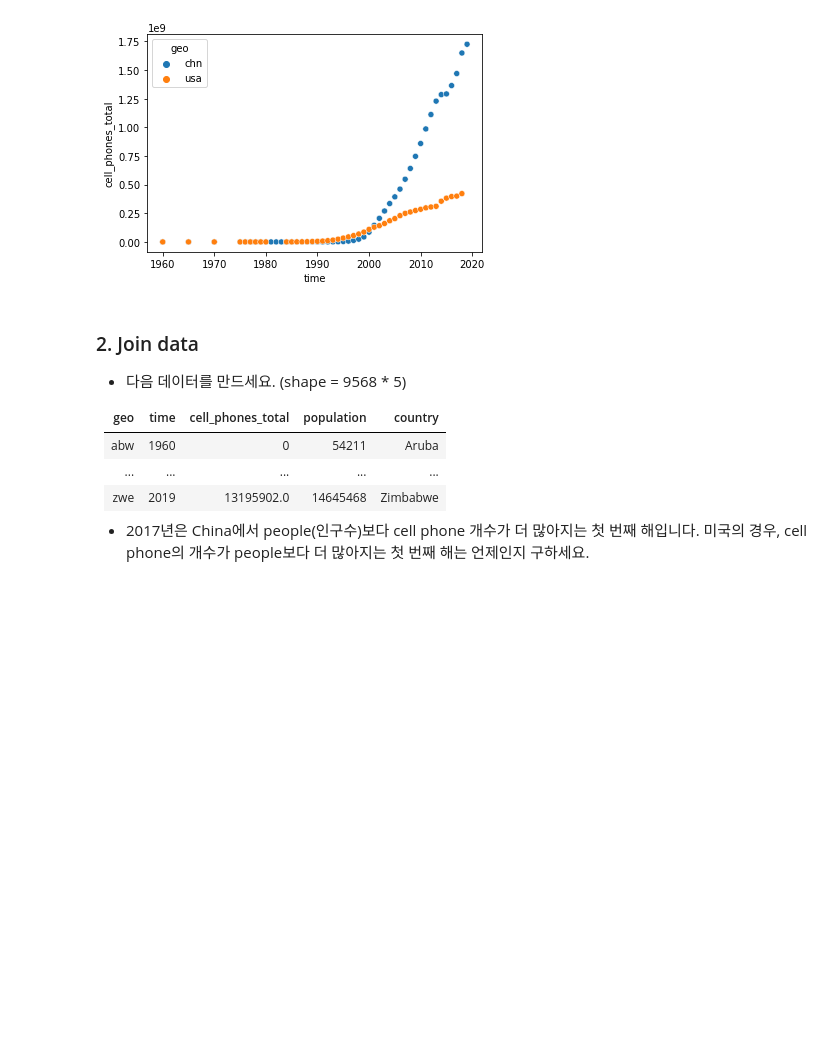
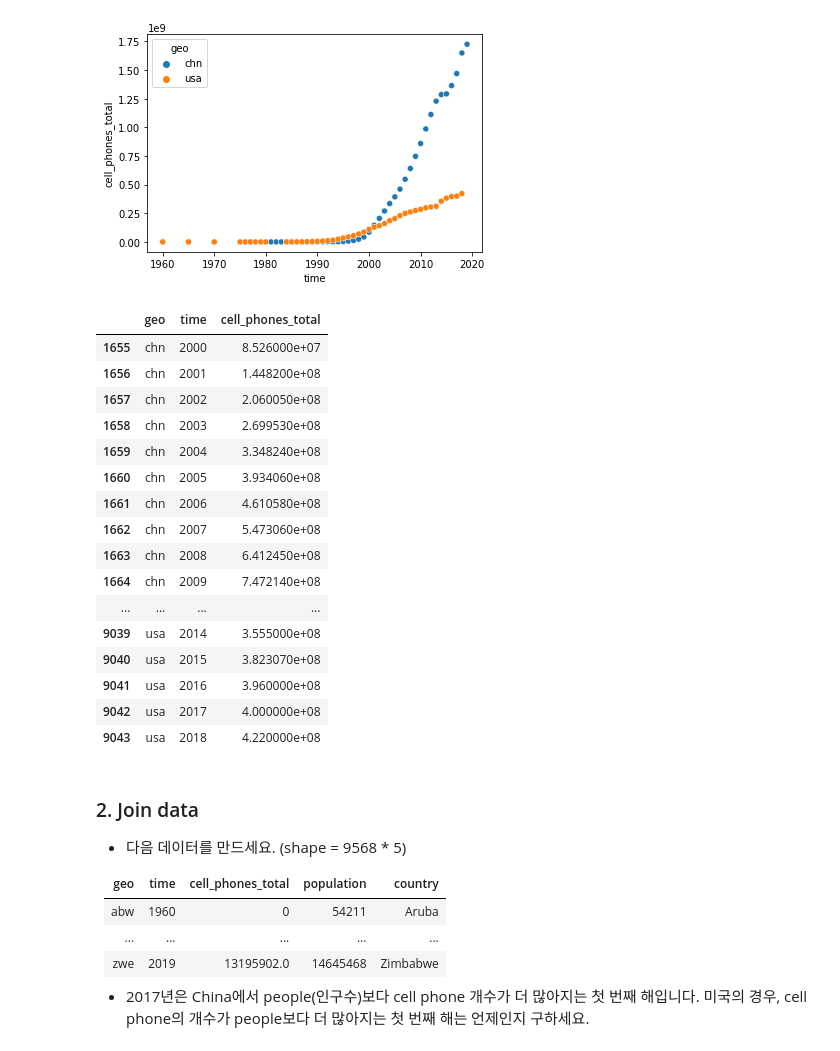
Before and after one commit to KYOH95/Database_Studies, a Jupyter notebook: ai_sc11x.ipynb, the cells around one changed output. Drawn from its saved outputs; the diff is of its cells as text; code cells hidden in the pictures; blank space fills up the shorter version.

```diff
--- a/ai_sc11x.ipynb
+++ b/ai_sc11x.ipynb
@@ -99,6 +99,26 @@ sns.scatterplot(data=df_plot, x="time", y="cell_phones_total", hue="geo")
 # %% [output]
 <matplotlib.axes._subplots.AxesSubplot at 0x...>
 [figure]
+# %%
+df_plot[df_plot['time']>=2000]
+# %% [output]
+|  | geo | time | cell_phones_total |
+| 1655 | chn | 2000 | 8.526000e+07 |
+| 1656 | chn | 2001 | 1.448200e+08 |
+| 1657 | chn | 2002 | 2.060050e+08 |
+| 1658 | chn | 2003 | 2.699530e+08 |
+| 1659 | chn | 2004 | 3.348240e+08 |
+| 1660 | chn | 2005 | 3.934060e+08 |
+| 1661 | chn | 2006 | 4.610580e+08 |
+| 1662 | chn | 2007 | 5.473060e+08 |
+| 1663 | chn | 2008 | 6.412450e+08 |
+| 1664 | chn | 2009 | 7.472140e+08 |
+| ... | ... | ... | ... |
+| 9039 | usa | 2014 | 3.555000e+08 |
+| 9040 | usa | 2015 | 3.823070e+08 |
+| 9041 | usa | 2016 | 3.960000e+08 |
+| 9042 | usa | 2017 | 4.000000e+08 |
+| 9043 | usa | 2018 | 4.220000e+08 |
 # %% [markdown]
 ### 2. Join data
 
```
Also changed, not shown: parts of 4 cells of this notebook.
